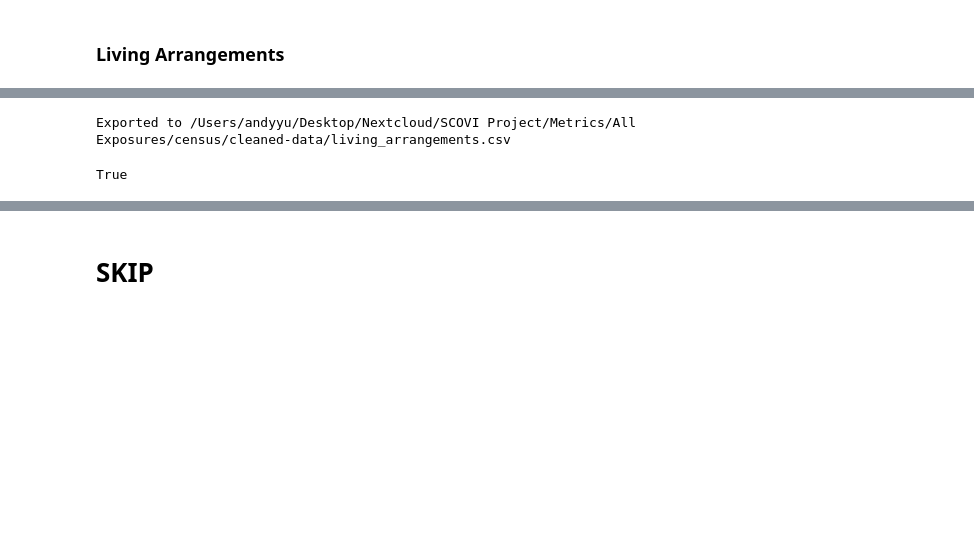
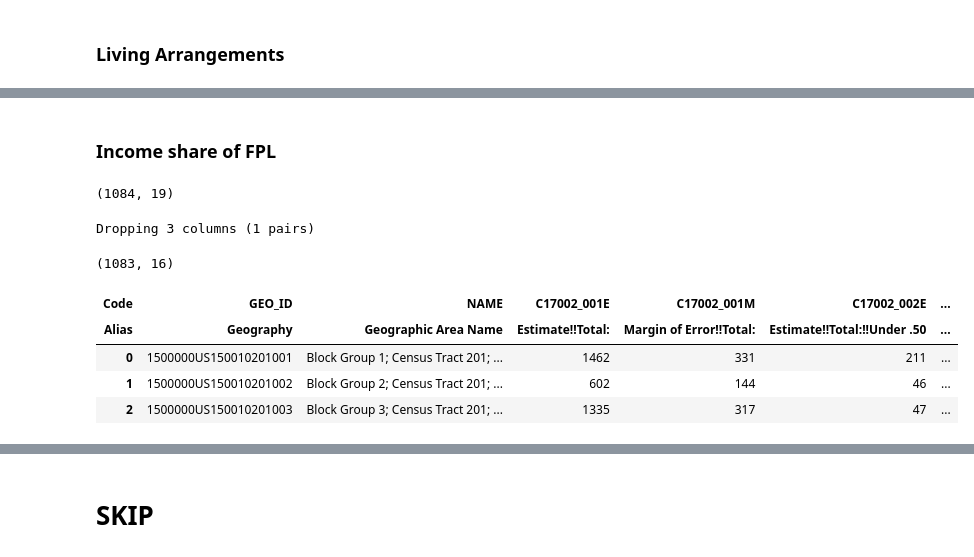
Before and after one commit to UH-CI/ccsvi-dashboard, a Jupyter notebook: notebooks/scovi.ipynb, the cells around one changed output, grey strips where cells are left out. Drawn from its saved outputs; the diff is of its cells as text; code cells hidden in the pictures; blank space fills up the shorter version.

Commit message:
Additional data cleaning and updated jsons to reflect this

```diff
--- a/notebooks/scovi.ipynb
+++ b/notebooks/scovi.ipynb
@@ -222,7 +228,9 @@ for row in sheet.iter_rows(min_row=1, max_col=3, values_only=False):
         # Track columns with no value in the subfields to keep column
         if col_name and not subfield_value:
             if col_name not in cols_not_to_drop:
-                file_blocks[current_file_name]['cols_to_drop'].append(col_name.strip())
+                cleaned_col_name = col_name.strip().strip('\'"')
+                cleaned_col_name = ' '.join(cleaned_col_name.split())
+                file_blocks[current_file_name]['cols_to_drop'].append(cleaned_col_name)
 # %%
 list(file_blocks.items())
 # %% [output]
@@ -685,5 +644,46 @@ test.head(2)
 # %%
-export_census_csv(test, cleaned_path_head, f"{alias}.csv", True)
+export_census_csv(cleaned_df, cleaned_path_head, f"{alias}.csv", True)
-# %% [output]
-Exported to /Users/andyyu/Desktop/Nextcloud/SCOVI Project/Metrics/All Exposures/census/cleaned-data/living_arrangements.csv
-True
+# %% [markdown]
+### Income share of FPL
+# %%
+key = 'income_share_of_fpl'
+alias = key
+original_file_path = os.path.join(exposures_path_head, "Other/Ratio of Income to Poverty Level in the Past 12 Months (2022)/ACSDT5Y2022.C17002_2025-03-17T172135/ACSDT5Y2022.C17002-Data.csv")
+centralized_file_dir = os.path.join(central_path_head, alias)
+
+# Update file_blocks entry
+file_blocks[key]['original_file_path'] = original_file_path
+file_blocks[key]['centralized_file_dir'] = centralized_file_dir
+
+# # Copy the file to a centralized directory
+# copy_file(original_file_path, centralized_file_dir)
+
+# Build path to centralized directory path
+file_name = os.path.basename(original_file_path)
+file = os.path.join(centralized_file_dir, file_name)
+
+cols_to_drop = file_blocks[key]['cols_to_drop']
+column_mapping_dict = file_blocks[key]['code_to_alias_column_mappings']
+
+alias_df = map_census_aliases(file, column_mapping_dict)
+
+# file_blocks['age_of_structure']['code_to_alias_column_mappings'] = column_mapping
+
+income_share_of_fpl_df = pd.read_csv(file)
+income_share_of_fpl_df.shape
+# %% [output]
+(1084, 19)
+# %%
+test = census_drop_cols(alias_df, cols_to_drop)
+test.shape
+# %% [output]
+Dropping 3 columns (1 pairs)
+(1083, 16)
+# %%
+test.head(3)
+# %% [output]
+| Code | GEO_ID | NAME | C17002_001E | C17002_001M | C17002_002E | ... |
+| Alias | Geography | Geographic Area Name | Estimate!!Total: | Margin of Error!!Total: | Estimate!!Total:!!Under .50 | ... |
+| 0 | 1500000US150010201001 | Block Group 1; Census Tract 201; ... | 1462 | 331 | 211 | ... |
+| 1 | 1500000US150010201002 | Block Group 2; Census Tract 201; ... | 602 | 144 | 46 | ... |
+| 2 | 1500000US150010201003 | Block Group 3; Census Tract 201; ... | 1335 | 317 | 47 | ... |
```
Also changed, not shown: parts of 102 cells of this notebook, 1 other file.
